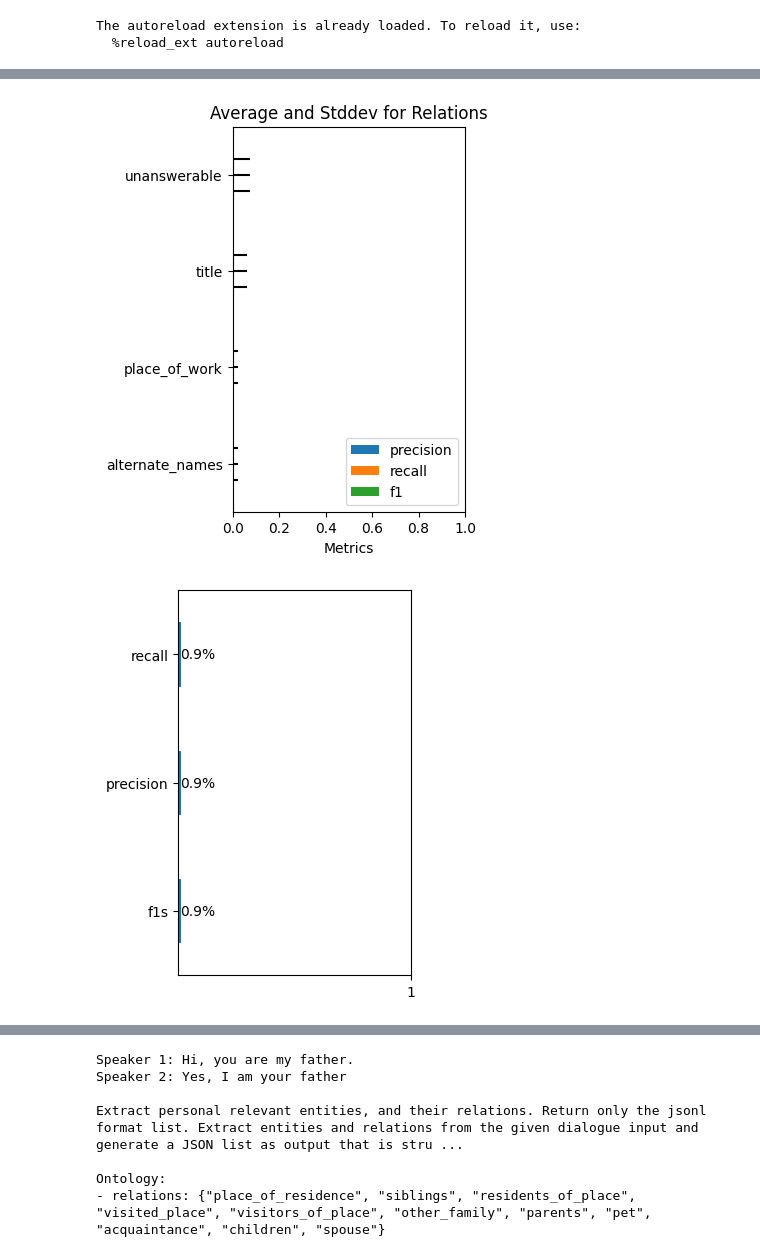
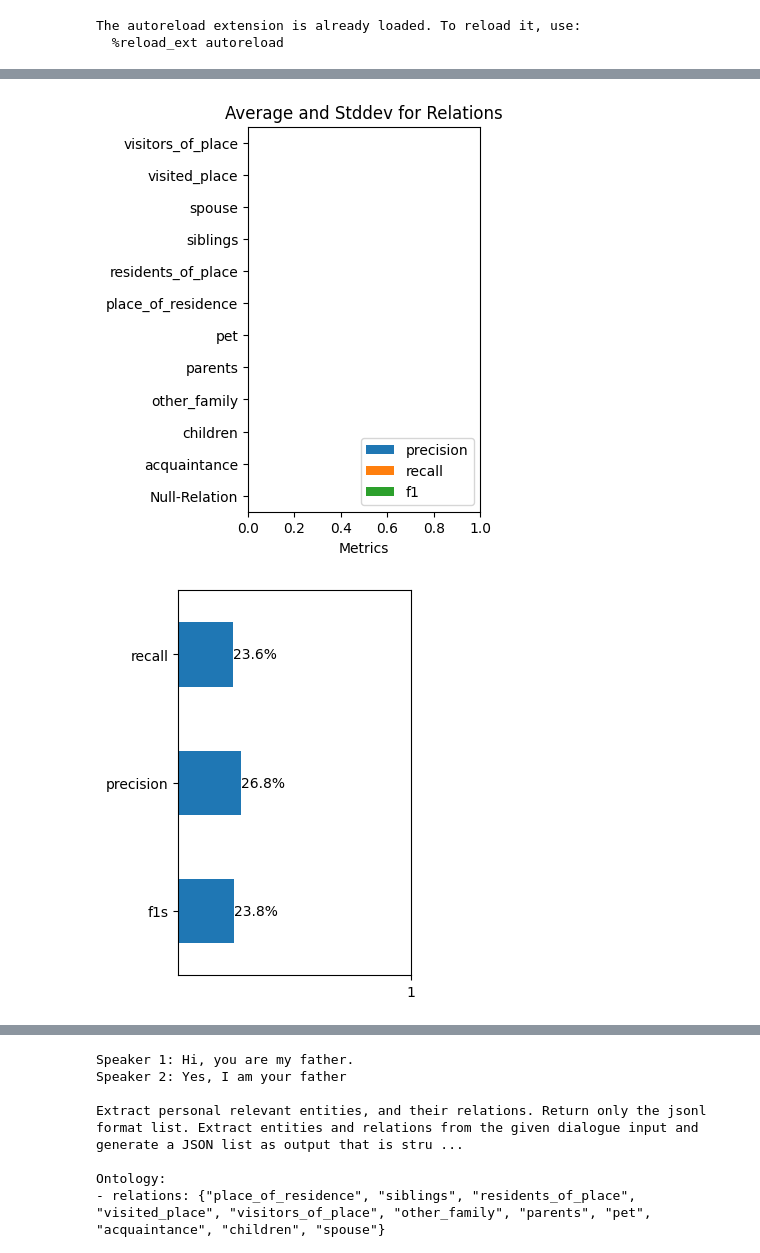
Before and after one commit to murilobellatini/RelNetCare, a Jupyter notebook: reports/04_model_evaluation/dialogre-evaluate-llama-relation-inferer.ipynb, the cells around one changed output, grey strips where cells are left out. Drawn from its saved outputs; the diff is of its cells as text; code cells hidden in the pictures.

```diff
--- a/reports/04_model_evaluation/dialogre-evaluate-llama-relation-inferer.ipynb
+++ b/reports/04_model_evaluation/dialogre-evaluate-llama-relation-inferer.ipynb
@@ -9,7 +9,8 @@ from src.processing.relation_extraction_evaluator import RelationExtractorEvalua
 from src.config import get_config_from_stem
 
 # Define path for the test dataset
-data_stem="dialog-re-llama-35cls-clsTskOnl-instrB"
+# data_stem="dialog-re-llama-11cls-rebalPairs-rwrtKeys-instrC-mxTrnCp3"
+data_stem="dialog-re-llama-11cls-rebalPairs-rwrtKeys-instrC"
 test_file_path = f"/home/murilo/RelNetCare/data/processed/{data_stem}/{data_stem}-test.json"
 
 # get config and evaluator
@@ -41,22 +115,25 @@ Avg P: 0.0% | Avg R: 0.0% | Avg F1: 0.0% | Errors: 29/1862 (2%)
 # %%
+from src.processing.relation_extraction_evaluator import RelationExtractorEvaluator, RelationGranularMetrics
 
 # Define your ontology
 your_ontology = {
-    # "Null-Relation", "other_family", "siblings",
-    # "visited_place", "place_of_residence",
-    # "spouse", "pet", "acquaintance", "children",
-    # "visitors_of_place", "residents_of_place", "parents",
+    "Null-Relation", "other_family", "siblings",
+    "visited_place", "place_of_residence",
+    "spouse", "pet", "acquaintance", "children",
+    "visitors_of_place", "residents_of_place", "parents",
 
-    "title", "alternate_names", "place_of_work", "unanswerable"
+    # "title", "alternate_names", "place_of_work", "unanswerable"
     }
 
+
+# your_ontology = config.all_relations
 # Usage
 my_metrics = RelationGranularMetrics(df, your_ontology)
 result = my_metrics.process()
 chart_df = my_metrics.to_dataframe()
-my_metrics.plot_metrics(chart_df)
+my_metrics.plot_metrics(chart_df, figsize=(3,5))
 # %% [output]
-[figure, old version]
+[figure, new version]
 # %%
 import matplotlib.pyplot as plt
 
@@ -74,7 +151,7 @@ for bar in ax.patches:
 # Show the plot
 plt.show()
 # %% [output]
-[figure, old version]
+[figure, new version]
 # %%
 df[['precision', 'recall', 'f1s']].fillna(0).plot(kind='hist', alpha=0.5, figsize=(3, 5))
 # %% [output]
```
Also changed, not shown: parts of 7 cells of this notebook, 12 other files.
